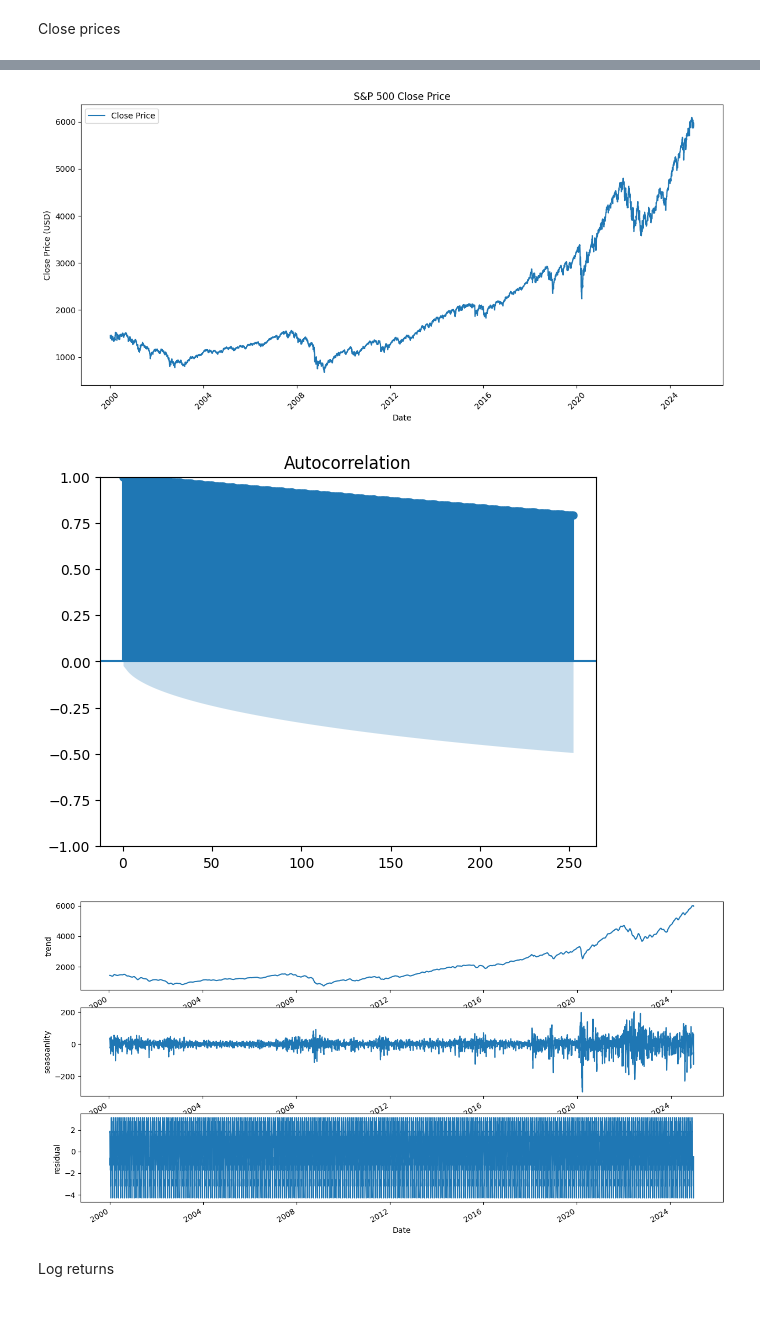
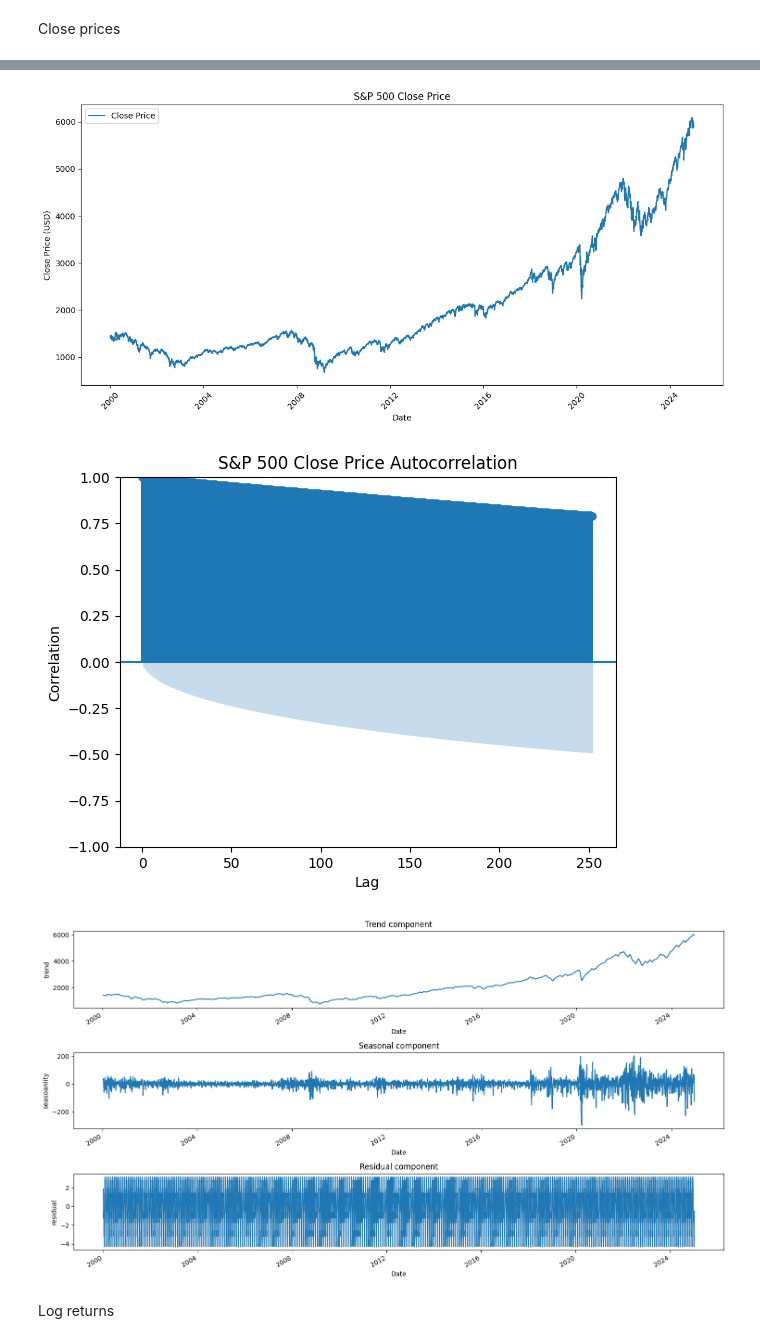
Before and after one commit to andreadamiano/Arbitrated-Dynamic-Ensemble, a Jupyter notebook: Project_code/ARIMA/ARIMA SARIMA model.ipynb, the cells around one changed output, grey strips where cells are left out. Cells and saved outputs as stored; diff of their text form; code cells hidden in the pictures; blank space fills up the shorter version.

```diff
--- a/Project_code/ARIMA/ARIMA SARIMA model.ipynb
+++ b/Project_code/ARIMA/ARIMA SARIMA model.ipynb
@@ -43,6 +44,9 @@ print(f"P-value: {p[0]:.3f}") # If the p-value is more than 0.05, the series is
 
 #visualise
 sp500_data['Close'].hist(bins=50, figsize=(10, 8))
+plt.title('S&P 500 Close Price distribution')
+plt.xlabel('Close Price')
+plt.ylabel('Frequency')
 plt.show()
 
 
@@ -59,6 +63,9 @@ plt.show()
 
 #plot autocorrelation
 plot_acf(sp500_data['Close'], lags=252)
+plt.title('S&P 500 Close Price Autocorrelation')
+plt.xlabel('Lag')
+plt.ylabel('Correlation')
 plt.show()
 
 
@@ -66,8 +73,13 @@ plt.show()
 res = seasonal_decompose(sp500_data['Close'], model = "additive",period = 21)
 fig, (ax1,ax2,ax3) = plt.subplots(3,1, figsize=(15,8))
 res.trend.plot(ax=ax1,ylabel = "trend")
+ax1.set_title("Trend component")
 res.resid.plot(ax=ax2,ylabel = "seasoanlity")
+ax2.set_title("Seasonal component")
 res.seasonal.plot(ax=ax3,ylabel = "residual")
+ax3.set_title("Residual component")
+
+plt.tight_layout() #adjust layout to avoid plot overlapping
 plt.show()
 # %% [output]
 [*********************100%***********************]  1 of 1 completed
@@ -79,6 +91,6 @@ P-value: 0.000
 [figure]
-[figure, old version]
+[figure, new version]
-[figure, old version]
+[figure, new version]
 # %% [markdown]
 Log returns
 # %%
```
Also changed, not shown: parts of 35 cells of this notebook, 5 other files.
